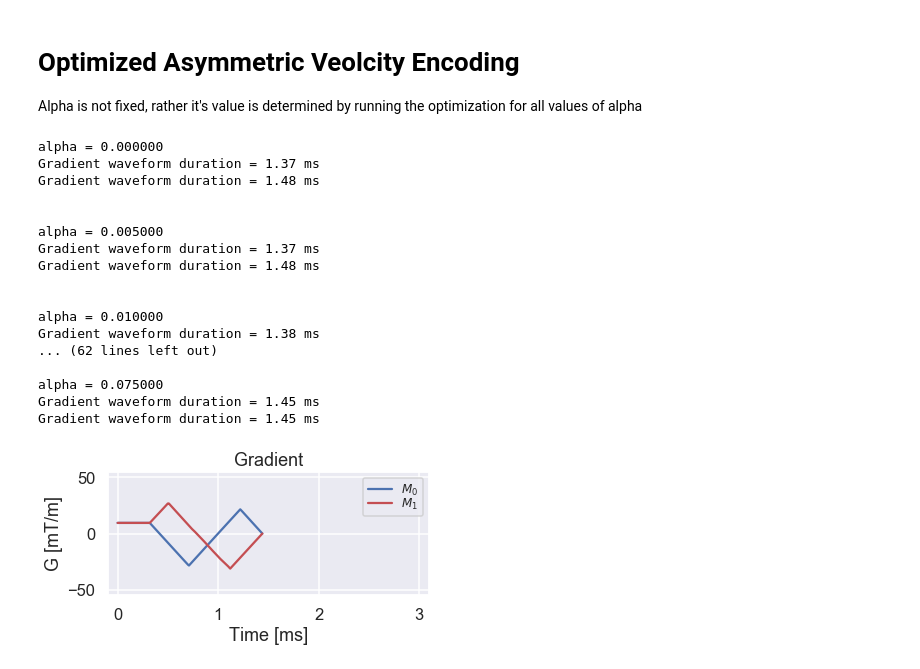
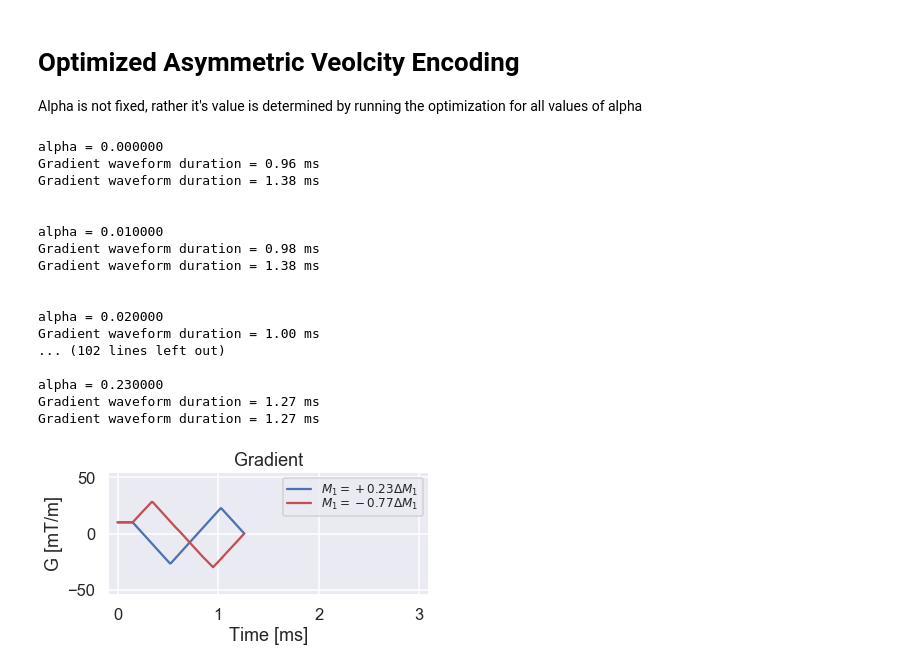
Before and after one commit to cmr-group/gropt, a Jupyter notebook: python/Section 2.3.2 - PC-MRI Gradients.ipynb, the cells around one changed output. Saved outputs shown, nothing was run; the diff lists cells and outputs as text; code cells hidden in the pictures.

```diff
--- a/python/Section 2.3.2 - PC-MRI Gradients.ipynb
+++ b/python/Section 2.3.2 - PC-MRI Gradients.ipynb
@@ -283,17 +283,17 @@ Alpha is not fixed, rather it's value is determined by running the optimization
 dt = 10e-6      # Sampling rate, ms
 G_Max = 50      # Maximum gradient amplitude, mT/m
 SR_Max = 100    # Maximum slew rate, mT/m/ms
-g_ss = 9.5      # Slice select gradient amplitude, mT/m
-p_ss = 0.32     # Slice select gradient plateau, ms
+g_ss = 10       # Slice select gradient amplitude, mT/m
+p_ss = 0.15     # Slice select gradient plateau, ms
 GAM = 2*np.pi*42.57         # 1/(s*T)
 # End of parameters to change
 
 pol = 1         # Controls the polarity of the slice select gradient for one encoding experiment
 
-for i in np.linspace(0,0.5,101):
+for i in np.linspace(0,0.5,51):
 
     alpha = i
-    print('alpha = %1f' % (alpha) )
+    print('alpha = %1f' % (alpha))
 
     params = {}
     params['mode'] = 'free'
@@ -323,43 +323,43 @@ for i in np.linspace(0,0.5,101):
     params['g_ss']= g_ss
     params['p_ss']= p_ss
     params['VENC'] = 1.5e-3   # m/ms
     M0S, M1S, M2S, t_ss, G_ss = slice_select_bridge(params)
     params['M0S'] = M0S
     params['M1S'] = M1S
     params['G_ss'] = G_ss
     DeltaM1 = np.pi/(GAM*params['VENC'])  # mT/m * ms^2
     params['gfix'] = [g_ss/1000, 0]
     params['moment_params'] =     [[0, 0, t_ss, -1, -1, -M0S, 1.0e-4]]
     params['moment_params'].append([0, 1, t_ss, -1, -1, -M1S-(DeltaM1*(1-alpha)), 1.0e-4])
     G, T = get_min_TE_free(params, 0.1, 5, verbose=0)
     GFE2 = np.concatenate((G_ss,G),axis=0)
     print('Gradient waveform duration = %.2f ms' % float(GFE2.size*params['dt']*1000))
     print('\n')
 
     if (GFE1.size*params['dt']*1000 == GFE2.size*params['dt']*1000):
         break
 
 axarr = plot_waveform_flow_overlap(GFE1*1000, GFE2*1000, params['dt'], 2, plot_moments = False, plot_slew = False)
-plt.legend(('$M_{0}$', '$M_{1}$', '$M_{2}$'),prop={'size': 12},labelspacing=-0.1,loc=1)
+plt.legend(('$M_{1}=+0.23\Delta M_{1}$', '$M_{1}=-0.77\Delta M_{1}$'),prop={'size': 12},labelspacing=-0.1,loc=0)
 axarr[0,0].set_xlim(-0.1,3.1)
 axarr[0,0].set_ylim(-55,55)
 plt.show(plot_waveform_flow)
 # %% [output]
 alpha = 0.000000
-Gradient waveform duration = 1.37 ms
-Gradient waveform duration = 1.48 ms
-
-
-alpha = 0.005000
-Gradient waveform duration = 1.37 ms
-Gradient waveform duration = 1.48 ms
+Gradient waveform duration = 0.96 ms
+Gradient waveform duration = 1.38 ms
 
 
 alpha = 0.010000
+Gradient waveform duration = 0.98 ms
 Gradient waveform duration = 1.38 ms
-... (62 lines left out)
 
-alpha = 0.075000
-Gradient waveform duration = 1.45 ms
-Gradient waveform duration = 1.45 ms
+
+alpha = 0.020000
+Gradient waveform duration = 1.00 ms
+... (102 lines left out)
+
+alpha = 0.230000
+Gradient waveform duration = 1.27 ms
+Gradient waveform duration = 1.27 ms
-[figure, old version]
+[figure, new version]
```
